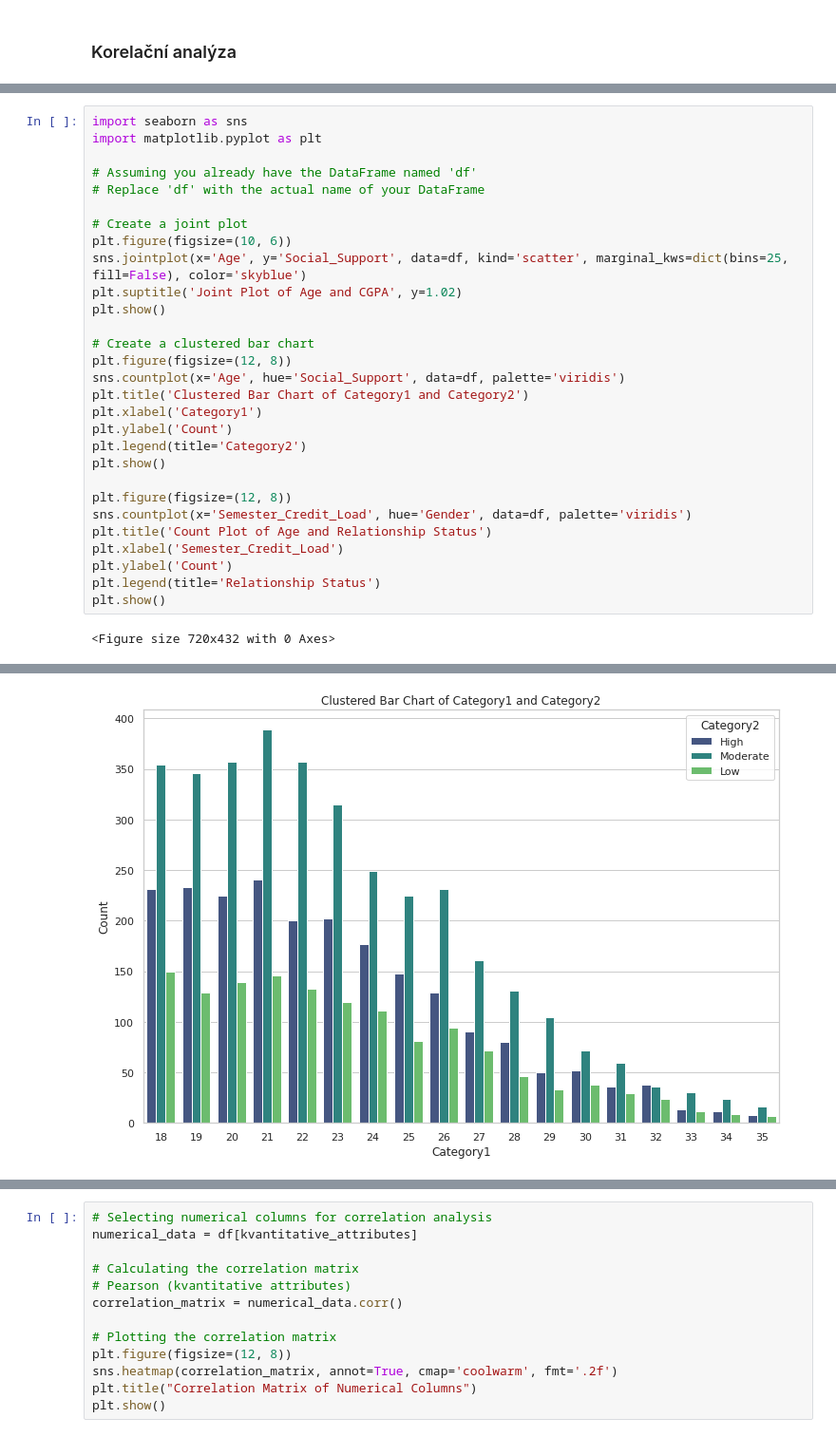
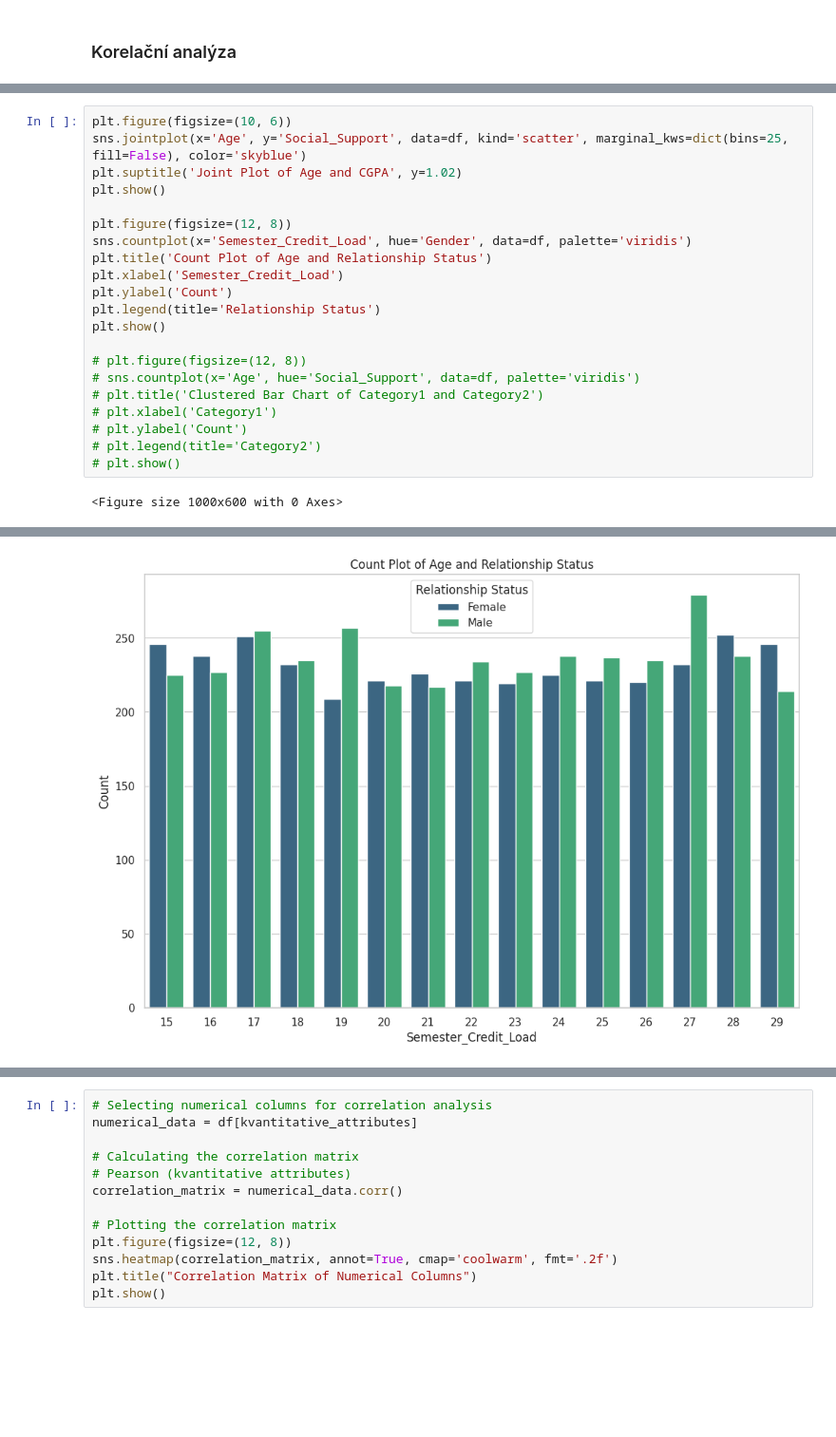
Before and after one commit to jakubKuznik/UPA-project, a Jupyter notebook: Project-2/exploratory_analysis.ipynb, the cells around one changed output, grey strips where cells are left out. Shown at 95% size. Saved outputs shown, nothing was run; the diff lists cells and outputs as text; blank space fills up the shorter version.

```diff
--- a/Project-2/exploratory_analysis.ipynb
+++ b/Project-2/exploratory_analysis.ipynb
@@ -1490,23 +592,7 @@ plt.show()
 # %%
-import seaborn as sns
-import matplotlib.pyplot as plt
-
-# Assuming you already have the DataFrame named 'df'
-# Replace 'df' with the actual name of your DataFrame
-
-# Create a joint plot
 plt.figure(figsize=(10, 6))
 sns.jointplot(x='Age', y='Social_Support', data=df, kind='scatter', marginal_kws=dict(bins=25, fill=False), color='skyblue')
 plt.suptitle('Joint Plot of Age and CGPA', y=1.02)
-plt.show()
-
-# Create a clustered bar chart
-plt.figure(figsize=(12, 8))
-sns.countplot(x='Age', hue='Social_Support', data=df, palette='viridis')
-plt.title('Clustered Bar Chart of Category1 and Category2')
-plt.xlabel('Category1')
-plt.ylabel('Count')
-plt.legend(title='Category2')
 plt.show()
 
 plt.figure(figsize=(12, 8))
@@ -1516,5 +602,13 @@ plt.xlabel('Semester_Credit_Load')
 plt.ylabel('Count')
 plt.legend(title='Relationship Status')
 plt.show()
+
+# plt.figure(figsize=(12, 8))
+# sns.countplot(x='Age', hue='Social_Support', data=df, palette='viridis')
+# plt.title('Clustered Bar Chart of Category1 and Category2')
+# plt.xlabel('Category1')
+# plt.ylabel('Count')
+# plt.legend(title='Category2')
+# plt.show()
 # %% [output]
-<Figure size 720x432 with 0 Axes>
+<Figure size 1000x600 with 0 Axes>
@@ -1522 +616 @@ plt.show()
-[figure, old version]
+[figure, new version]
```
Also changed, not shown: parts of 61 cells of this notebook.
